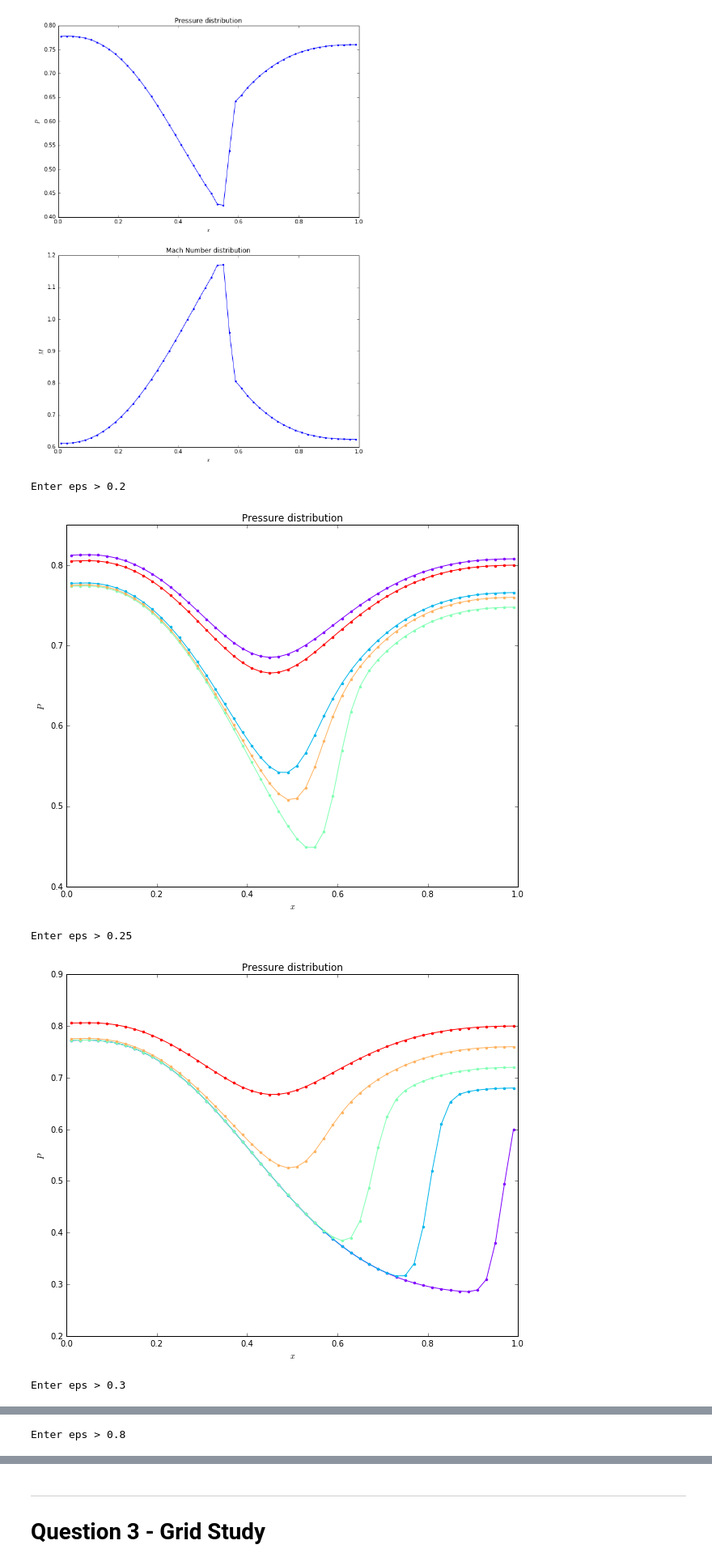
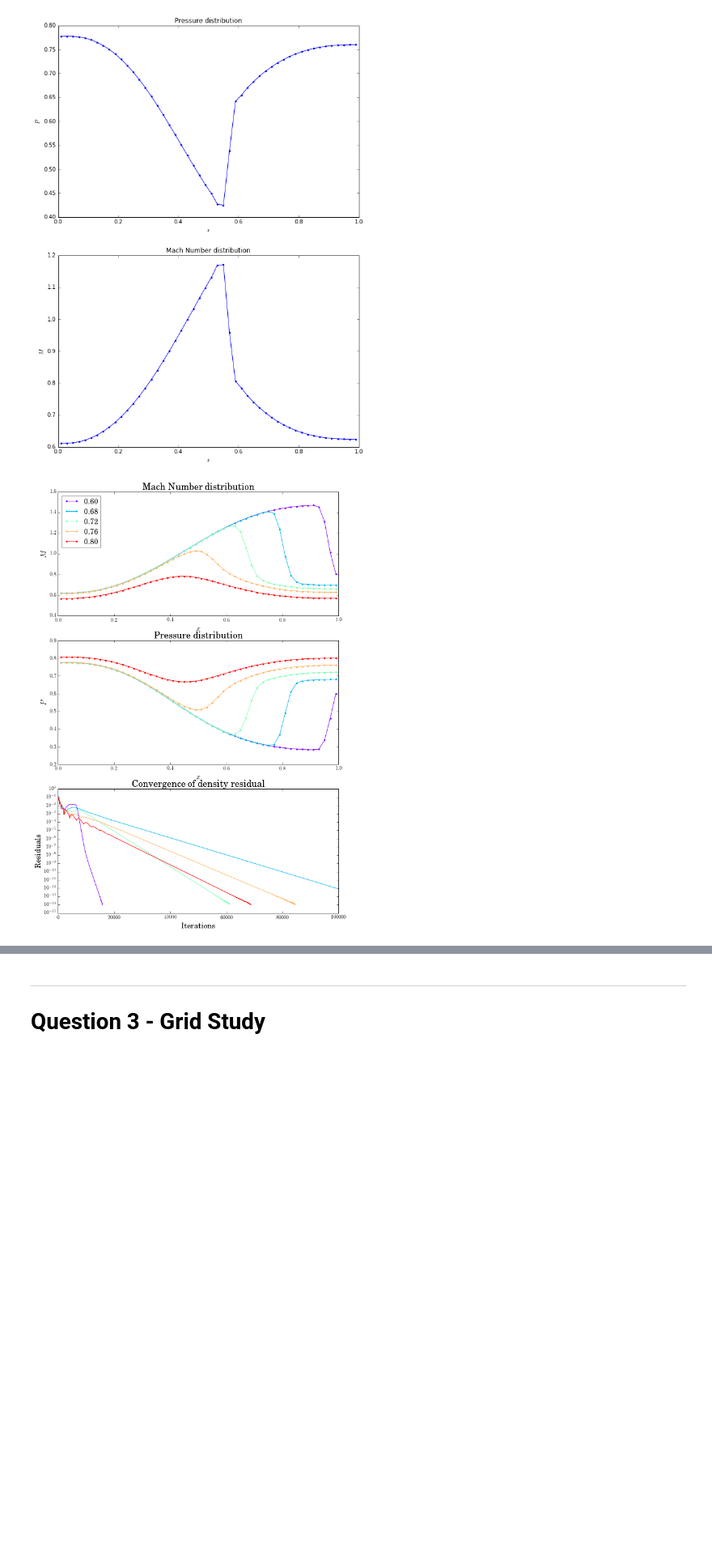
Before and after one commit to selimb/schoolstuff, a Jupyter notebook: mech539/finalproject/PostProcess.ipynb, the cells around one changed output, grey strips where cells are left out. Shown at 81% size. Drawn from its saved outputs; the diff is of its cells as text; code cells hidden in the pictures; blank space fills up the shorter version.

```diff
--- a/mech539/finalproject/PostProcess.ipynb
+++ b/mech539/finalproject/PostProcess.ipynb
@@ -66,6 +54,7 @@ q2_params = {
     'timestep_scheme': 1,
     'max_iter': 100000,
     'nx': 50,
+    'cfl':0.1,
 }
 # %%
 def q2_test():
@@ -88,25 +77,23 @@ Enter EPS: 0.05
 [figure]
 # %%
 def q2():
+    for k, v in q2_params.items():
+        modify_param(k, v)
+    eps = 0.2
     pratios = [0.6, 0.68, 0.72, 0.76, 0.8]
-colors = mk_rainbow(pratios)
-while True:
-    eps = raw_input('Enter eps > ')
-    if eps is '':
-        break
-    eps = float(eps)
+    colors = mk_rainbow(pratios)
     modify_param('eps', eps)
-    fig, ax = plt.subplots(figsize=(10, 8))
+    fig, (ax1, ax2, ax3) = plt.subplots(nrows=3, figsize=(10, 15))
     for color, pratio in zip(colors, pratios):
         modify_param('p_exit_ratio', pratio)
         out = run()
         state, resi, time = read_data()
-        plot_pressure(state, ax, color=color)
-    fig.canvas.draw()
-    plt.show()
+        plot_mach(state, ax1, color=color, label='%.2f' % pratio)
+        plot_pressure(state, ax2, color=color)
+        plot_residual(resi, ax3, color=color)
+
+    ax1.legend()
+
+q2()
 # %% [output]
-Enter eps > 0.2
-[figure, old version]
+[figure, new version]
-Enter eps > 0.25
-[figure, removed]
-Enter eps > 0.3
@@ -114 +99,0 @@ Enter eps > 0.3
-Enter eps > 0.8
```
Also changed, not shown: parts of 6 cells of this notebook, 7 other files.
